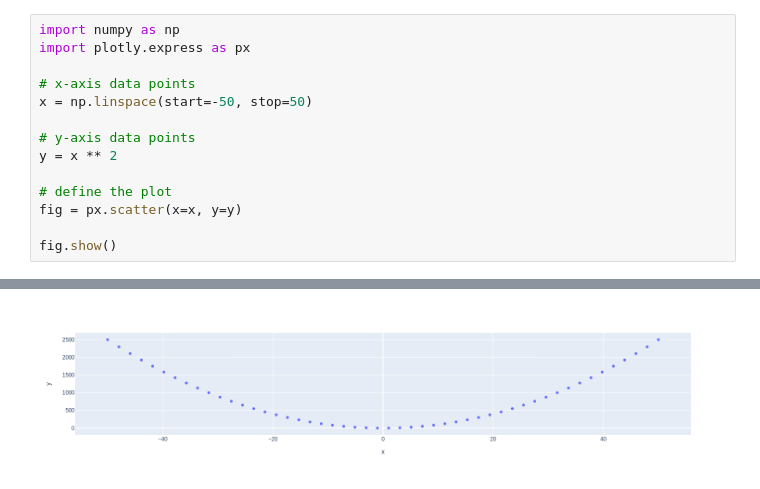
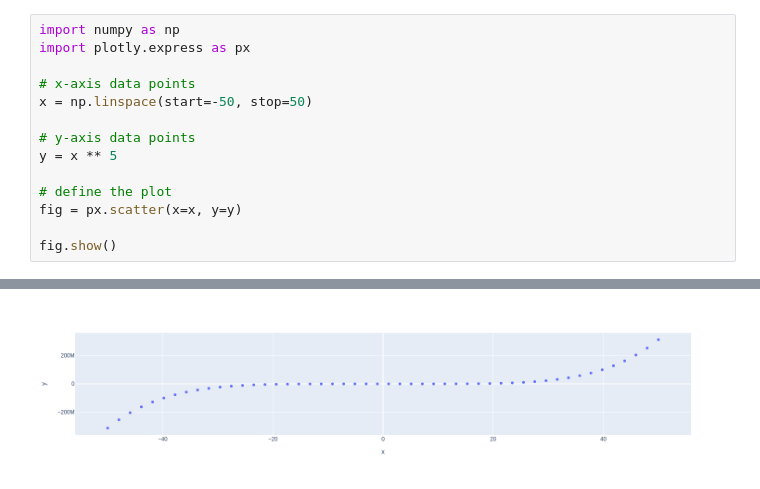
Before and after one commit to givaldolins/my-notebooks-repo, a Jupyter notebook: experiment1.ipynb, the cells around one changed output, grey strips where cells are left out. Saved outputs shown, nothing was run; the diff lists cells and outputs as text.

```diff
--- a/experiment1.ipynb
+++ b/experiment1.ipynb
@@ -6,7 +6,7 @@ import plotly.express as px
 x = np.linspace(start=-50, stop=50)
 
 # y-axis data points
-y = x ** 2
+y = x ** 5
 
 # define the plot
 fig = px.scatter(x=x, y=y)
@@ -17 +16 @@ fig.show()
-[figure, old version]
+[figure, new version]
```
Also changed, not shown: parts of 1 cell of this notebook.
